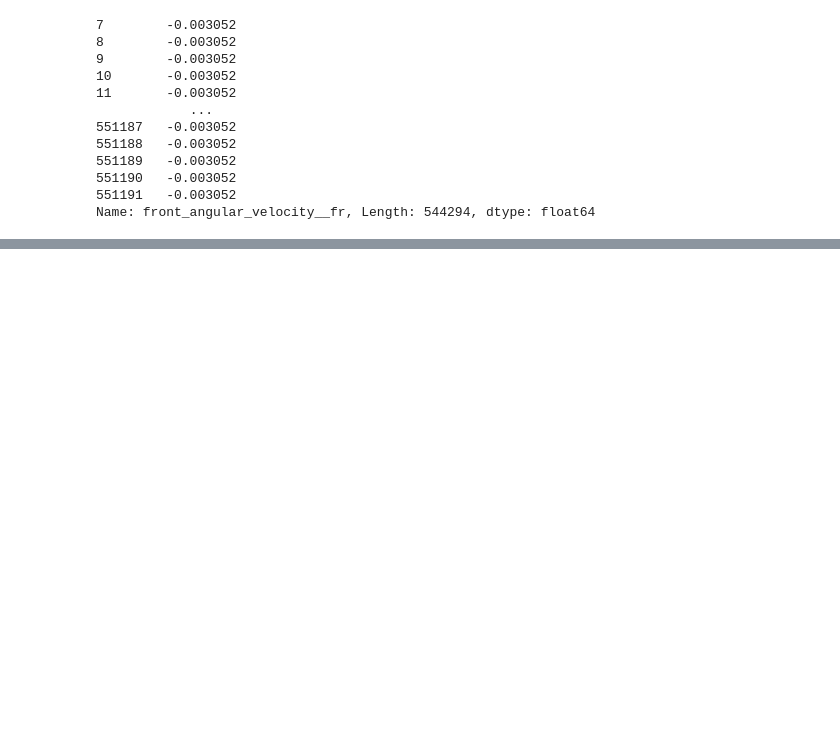
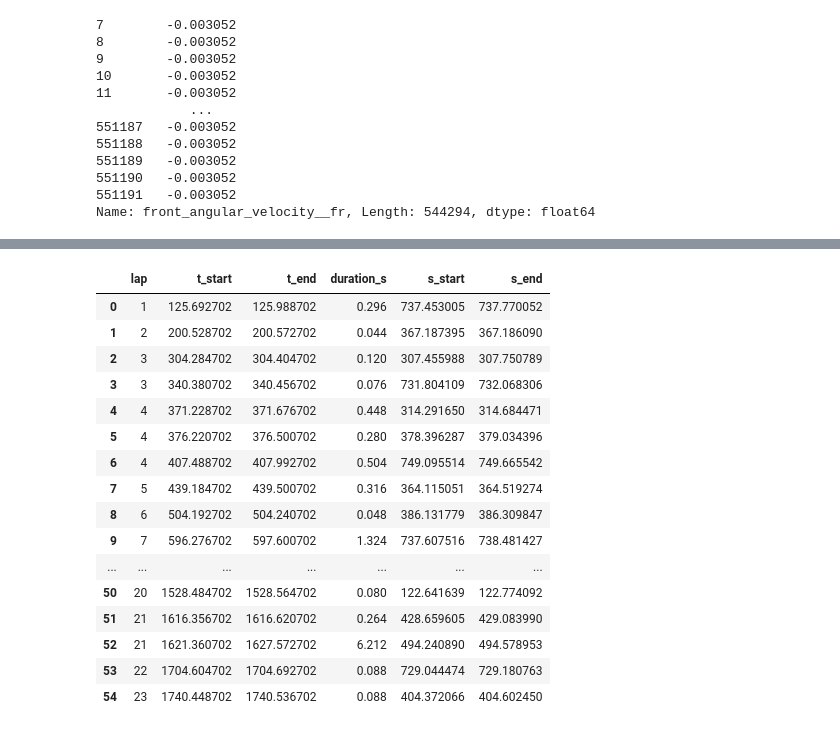
Before and after one commit to manelbenabid/recruiting-sw-telemetry, a Jupyter notebook: notebooks/07_segment.ipynb, the cells around one changed output, grey strips where cells are left out. Cells and saved outputs as stored; diff of their text form; code cells hidden in the pictures; blank space fills up the shorter version.

```diff
--- a/notebooks/07_segment.ipynb
+++ b/notebooks/07_segment.ipynb
@@ -162,0 +210,20 @@ Name: front_angular_velocity__fr, Length: 544294, dtype: float64
+# %%
+gaps
+# %% [output]
+|  | lap | t_start | t_end | duration_s | s_start | s_end |
+| 0 | 1 | 125.692702 | 125.988702 | 0.296 | 737.453005 | 737.770052 |
+| 1 | 2 | 200.528702 | 200.572702 | 0.044 | 367.187395 | 367.186090 |
+| 2 | 3 | 304.284702 | 304.404702 | 0.120 | 307.455988 | 307.750789 |
+| 3 | 3 | 340.380702 | 340.456702 | 0.076 | 731.804109 | 732.068306 |
+| 4 | 4 | 371.228702 | 371.676702 | 0.448 | 314.291650 | 314.684471 |
+| 5 | 4 | 376.220702 | 376.500702 | 0.280 | 378.396287 | 379.034396 |
+| 6 | 4 | 407.488702 | 407.992702 | 0.504 | 749.095514 | 749.665542 |
+| 7 | 5 | 439.184702 | 439.500702 | 0.316 | 364.115051 | 364.519274 |
+| 8 | 6 | 504.192702 | 504.240702 | 0.048 | 386.131779 | 386.309847 |
+| 9 | 7 | 596.276702 | 597.600702 | 1.324 | 737.607516 | 738.481427 |
+| ... | ... | ... | ... | ... | ... | ... |
+| 50 | 20 | 1528.484702 | 1528.564702 | 0.080 | 122.641639 | 122.774092 |
+| 51 | 21 | 1616.356702 | 1616.620702 | 0.264 | 428.659605 | 429.083990 |
+| 52 | 21 | 1621.360702 | 1627.572702 | 6.212 | 494.240890 | 494.578953 |
+| 53 | 22 | 1704.604702 | 1704.692702 | 0.088 | 729.044474 | 729.180763 |
+| 54 | 23 | 1740.448702 | 1740.536702 | 0.088 | 404.372066 | 404.602450 |
```
Also changed, not shown: parts of 11 cells of this notebook.
